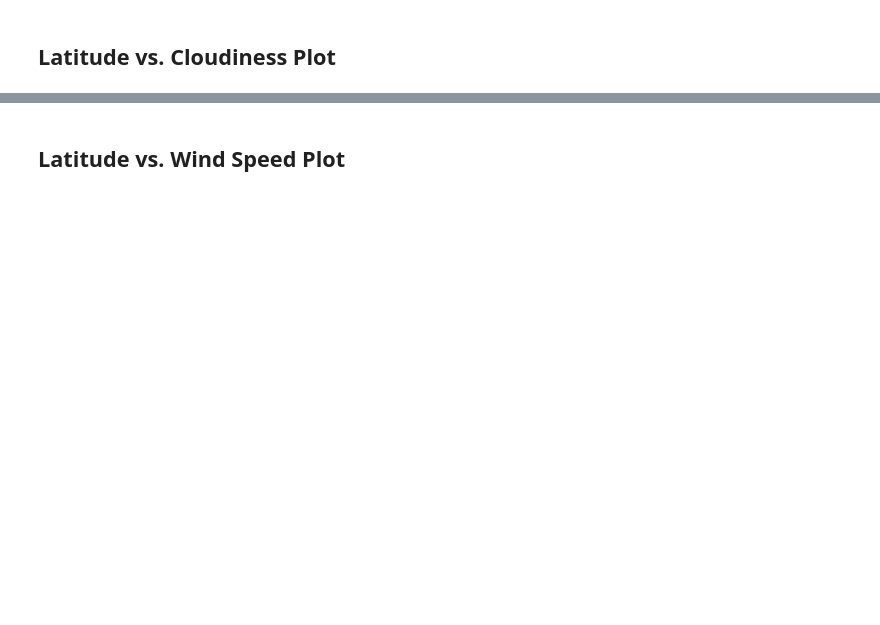
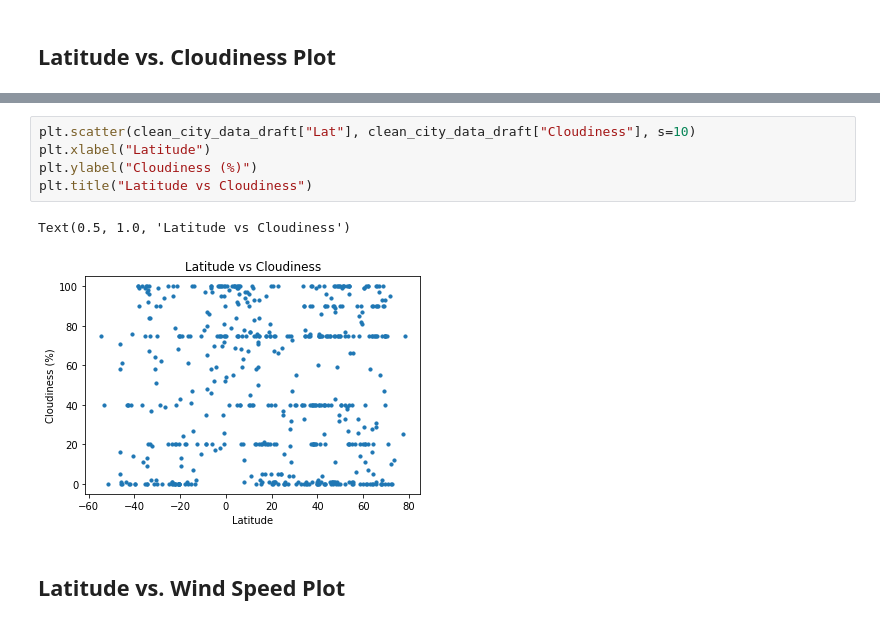
Before and after one commit to Carly-Jane/Python_API_Homework_Carly_Wieland, a Jupyter notebook: starter_code/WeatherPy.ipynb, the cells around one changed output, grey strips where cells are left out. Drawn from its saved outputs; the diff is of its cells as text; blank space fills up the shorter version.

```diff
--- a/starter_code/WeatherPy.ipynb
+++ b/starter_code/WeatherPy.ipynb
@@ -106,2 +187,10 @@ Int64Index([], dtype='int64')
+# %%
+plt.scatter(clean_city_data_draft["Lat"], clean_city_data_draft["Cloudiness"], s=10)
+plt.xlabel("Latitude")
+plt.ylabel("Cloudiness (%)")
+plt.title("Latitude vs Cloudiness")
+# %% [output]
+Text(0.5, 1.0, 'Latitude vs Cloudiness')
+[figure, added]
 # %% [markdown]
 ## Latitude vs. Wind Speed Plot
```
Also changed, not shown: parts of 31 cells of this notebook, 2 other files.
